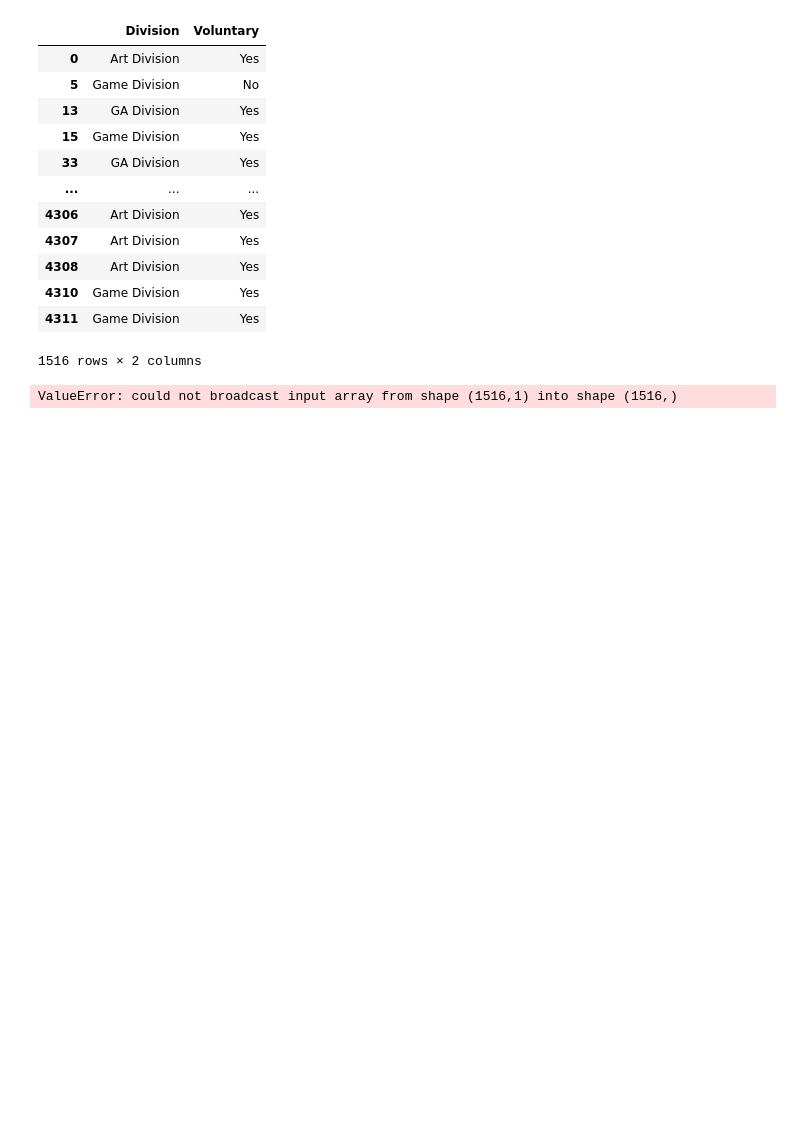
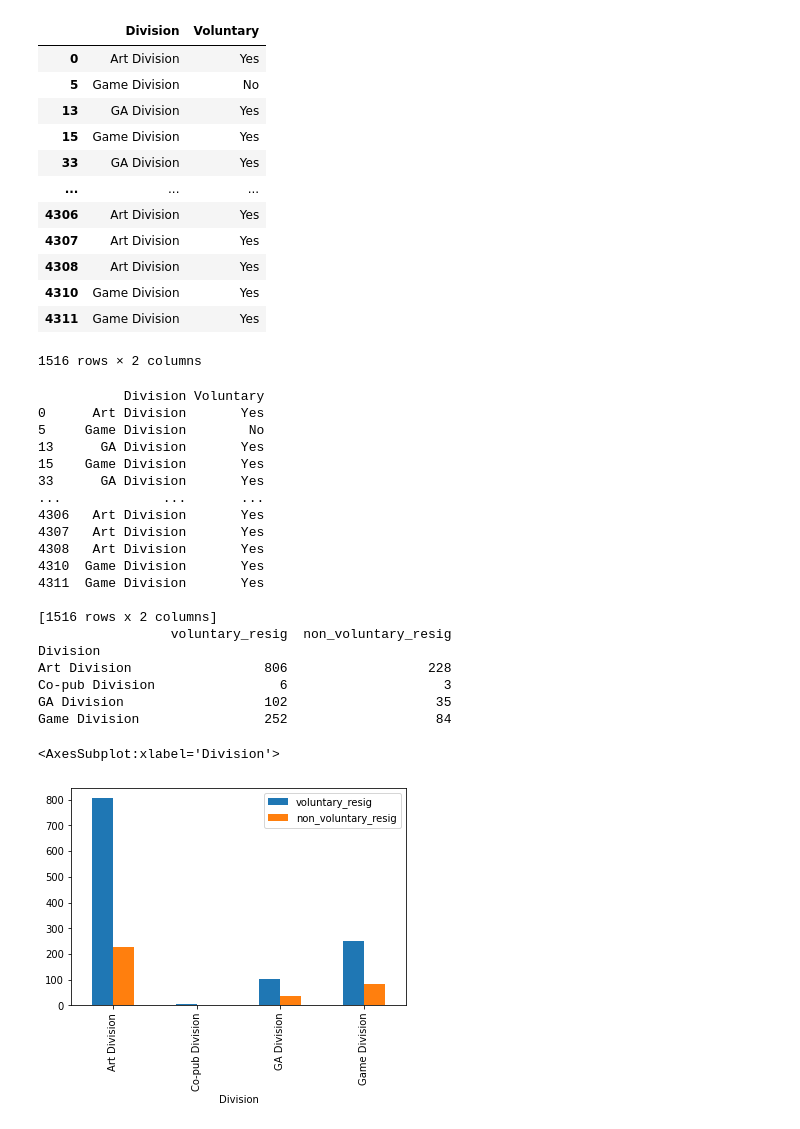
Before and after one commit to Sean2309/Employee-Churn-Data-Manipulation, a Jupyter notebook: employee_churn.ipynb, the cells around one changed output. Cells and saved outputs as stored; diff of their text form; code cells hidden in the pictures; blank space fills up the shorter version.

```diff
--- a/employee_churn.ipynb
+++ b/employee_churn.ipynb
@@ -101,31 +101,45 @@ temp_df
 # %%
 # Visual of count of voluntary and non-voluntary resignations based on Division / Location and gender?
 # Div => categorical
 # Location => categorical
-
-Division = df["Division"]
-Location = df["Location"]
-
-#df["Voluntary Resignations"] = df.groupby(["Division"])["Voluntary"].transform("sum")
+# Voluntary col is the only col that indicates the
 
 temp_df = df.copy(deep=True)
 temp_df = temp_df[["Division", "Voluntary"]].dropna()
-temp_df["Count_of_Col"] = 1
-temp_df
+print(temp_df)
 # # drop NaN
-# Number_of_voluntary_resignations = 0
-# Number_of_non_voluntary_resignations = 0
-# for i in temp_df["Voluntary"]:
-#     if i == "Yes":
-#         Number_of_voluntary_resignations+=1
-#     else:
-#         Number_of_non_voluntary_resignations+=1
-temp_df.assign(
+temp_df = temp_df.assign(
     voluntary_resig = np.where(temp_df["Voluntary"] == "Yes", 1, 0),
     non_voluntary_resig = np.where(temp_df["Voluntary"] == "No", 1, 0)
 ).groupby(["Division"]).agg({"voluntary_resig":sum,"non_voluntary_resig":sum})
+# temp_df.columns=pd.MultiIndex.from_arrays(temp_df.iloc[0:3].values)
+# temp_df=temp_df.iloc[0:3]
+print(temp_df)
+# g = sns.FacetGrid(temp_df, col=["Division"],height=4, aspect=.5)
+# g.map(sns.barplot, ["voluntary_resig"], ["non_voluntary_resig"], order=["voluntary_resig", "non_voluntary_resig"])
 
-g = sns.FacetGrid(temp_df, col=["Division"],height=4, aspect=.5)
-#g.map(sns.barplot, ["voluntary_resig"], ["non_voluntary_resig"], order=["voluntary_resig", "non_voluntary_resig"])
+# sns.barplot(x=["Division"], y=["voluntary_resig"], data=temp_df)
+temp_df.plot(kind='bar')
 # %% [output]
-ValueError: could not broadcast input array from shape (1516,1) into shape (1516,)
+           Division Voluntary
+0      Art Division       Yes
+5     Game Division        No
+13      GA Division       Yes
+15    Game Division       Yes
+33      GA Division       Yes
+...             ...       ...
+4306   Art Division       Yes
+4307   Art Division       Yes
+4308   Art Division       Yes
+4310  Game Division       Yes
+4311  Game Division       Yes
+
+[1516 rows x 2 columns]
+                 voluntary_resig  non_voluntary_resig
+Division
+Art Division                 806                  228
+Co-pub Division                6                    3
+GA Division                  102                   35
+Game Division                252                   84
+<AxesSubplot:xlabel='Division'>
+[figure, added]
```
Also changed, not shown: parts of 3 cells of this notebook, 1 other file.
